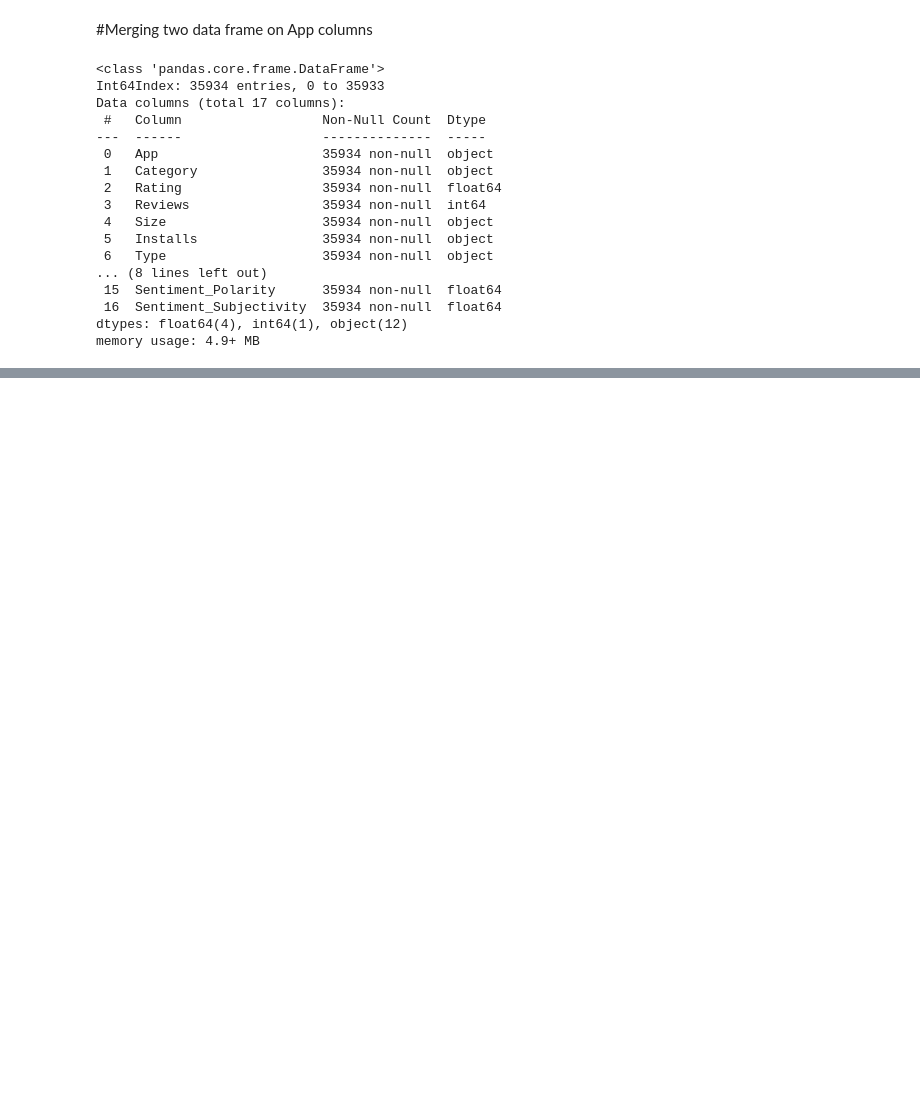
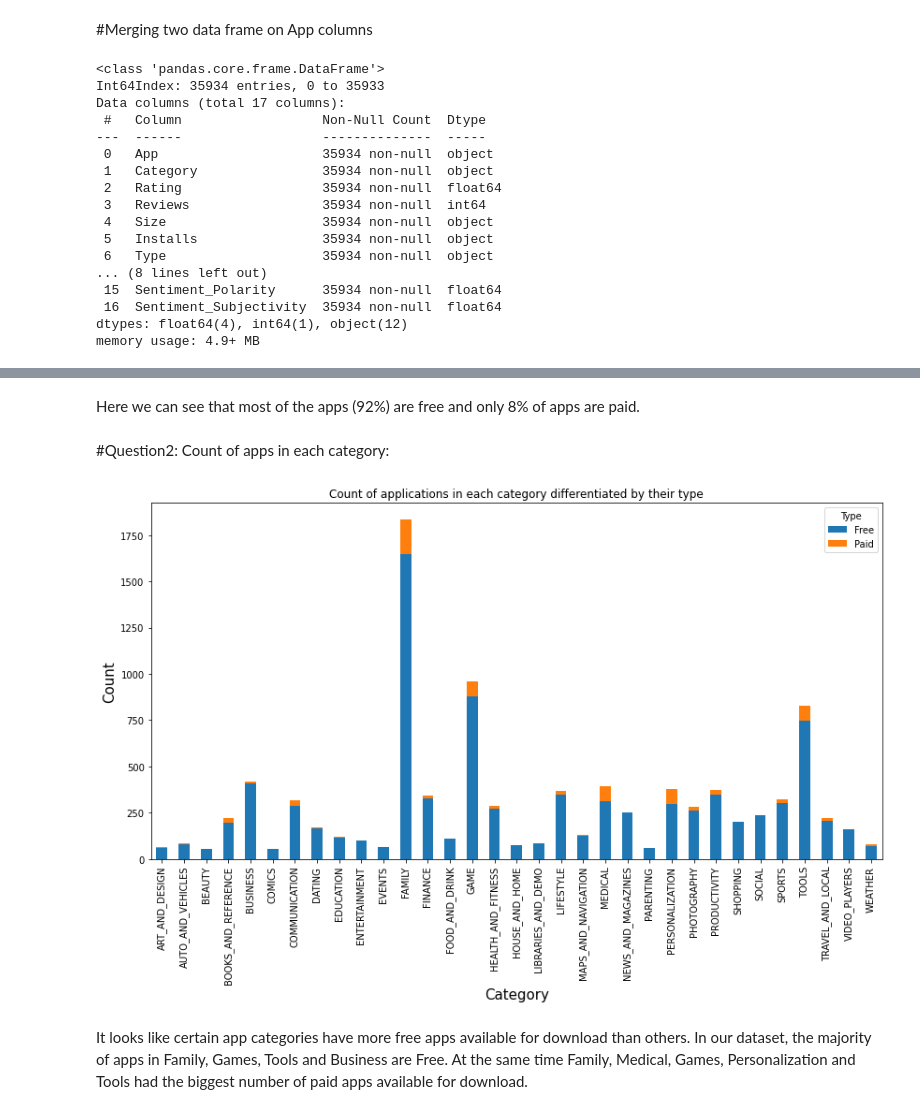
Before and after one commit to pranjaljha25/play_store_data_analysi-EDA-, a Jupyter notebook: Play_Store_App_Review_Analysis_Capstone_Project.ipynb, the cells around one changed output, grey strips where cells are left out. Drawn from its saved outputs; the diff is of its cells as text; code cells hidden in the pictures; blank space fills up the shorter version.

```diff
--- a/Play_Store_App_Review_Analysis_Capstone_Project.ipynb
+++ b/Play_Store_App_Review_Analysis_Capstone_Project.ipynb
@@ -460,0 +481,19 @@ memory usage: 4.9+ MB
+# %% [markdown]
+Here we can see that most of the apps (92%) are free and only 8% of apps are paid.
+# %% [markdown]
+#Question2: Count of apps in each category:
+# %%
+#plotting the bar graph
+#Creating the app count data frame
+app_count = df.groupby(['Category','Type'])[['App']].count().reset_index().rename(columns={'App':'Count','index':'App'})
+df_app_count = app_count.pivot('Category', 'Type', 'Count').fillna(0).reset_index()
+
+df_app_count.set_index('Category').plot(kind='bar', stacked=True, figsize=(14,7))
+plt.xlabel("Category", fontsize=15)
+plt.ylabel("Count", fontsize=15)
+plt.title("Count of applications in each category differentiated by their type")
+plt.show()
+# %% [output]
+[figure, added]
+# %% [markdown]
+It looks like certain app categories have more free apps available for download than others. In our dataset, the majority of apps in Family, Games, Tools and Business are Free. At the same time Family, Medical, Games, Personalization and Tools had the biggest number of paid apps available for download.
```
Also changed, not shown: parts of 42 cells of this notebook.
